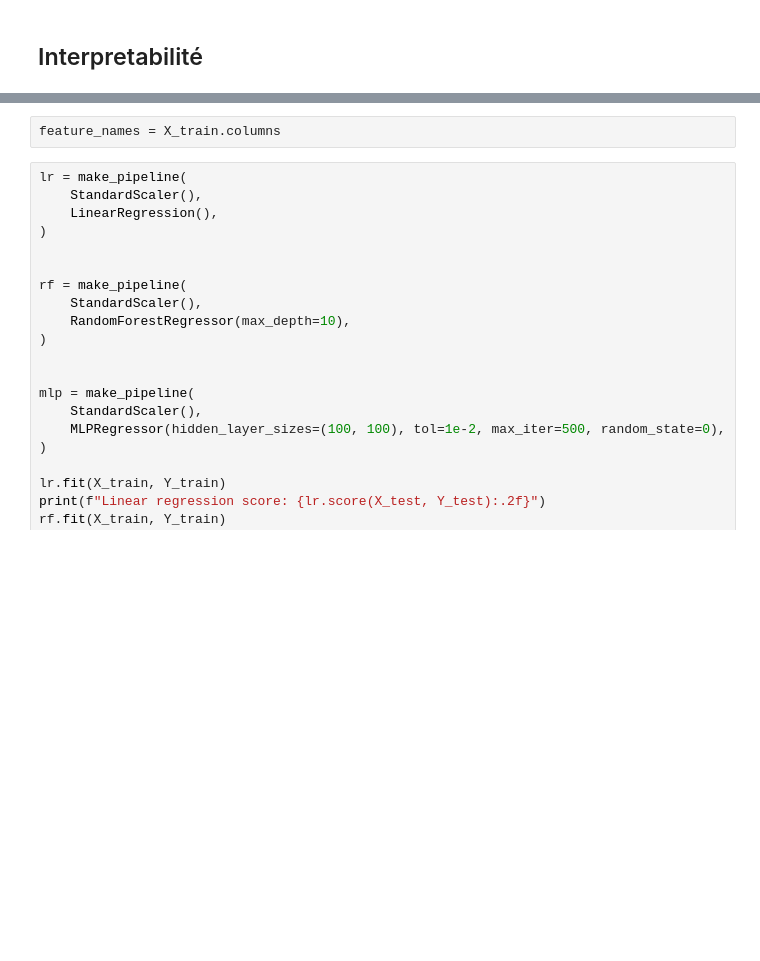
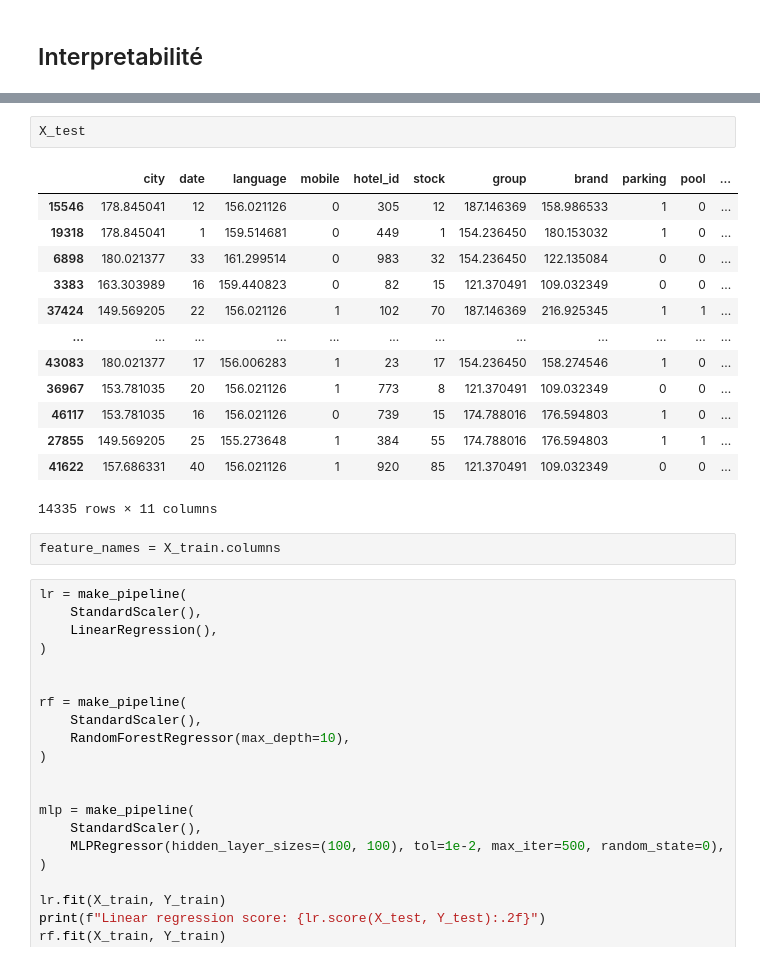
Before and after one commit to elisaduz/Defi-IA-2023, a Jupyter notebook: Analysis.ipynb, the cells around one changed output, grey strips where cells are left out. Cells and saved outputs as stored; diff of their text form; blank space fills up the shorter version.

```diff
--- a/Analysis.ipynb
+++ b/Analysis.ipynb
@@ -269,3 +374,19 @@ X_test=X_test.drop(['price'],axis=1)
+# %%
+X_test
+# %% [output]
+|  | city | date | language | mobile | hotel_id | stock | group | brand | parking | pool | ... |
+| 15546 | 178.845041 | 12 | 156.021126 | 0 | 305 | 12 | 187.146369 | 158.986533 | 1 | 0 | ... |
+| 19318 | 178.845041 | 1 | 159.514681 | 0 | 449 | 1 | 154.236450 | 180.153032 | 1 | 0 | ... |
+| 6898 | 180.021377 | 33 | 161.299514 | 0 | 983 | 32 | 154.236450 | 122.135084 | 0 | 0 | ... |
+| 3383 | 163.303989 | 16 | 159.440823 | 0 | 82 | 15 | 121.370491 | 109.032349 | 0 | 0 | ... |
+| 37424 | 149.569205 | 22 | 156.021126 | 1 | 102 | 70 | 187.146369 | 216.925345 | 1 | 1 | ... |
+| ... | ... | ... | ... | ... | ... | ... | ... | ... | ... | ... | ... |
+| 43083 | 180.021377 | 17 | 156.006283 | 1 | 23 | 17 | 154.236450 | 158.274546 | 1 | 0 | ... |
+| 36967 | 153.781035 | 20 | 156.021126 | 1 | 773 | 8 | 121.370491 | 109.032349 | 0 | 0 | ... |
+| 46117 | 153.781035 | 16 | 156.021126 | 0 | 739 | 15 | 174.788016 | 176.594803 | 1 | 0 | ... |
+| 27855 | 149.569205 | 25 | 155.273648 | 1 | 384 | 55 | 174.788016 | 176.594803 | 1 | 1 | ... |
+| 41622 | 157.686331 | 40 | 156.021126 | 1 | 920 | 85 | 121.370491 | 109.032349 | 0 | 0 | ... |
+14335 rows × 11 columns
 # %%
 feature_names = X_train.columns
 # %%
```
Also changed, not shown: parts of 61 cells of this notebook, 9 other files.
